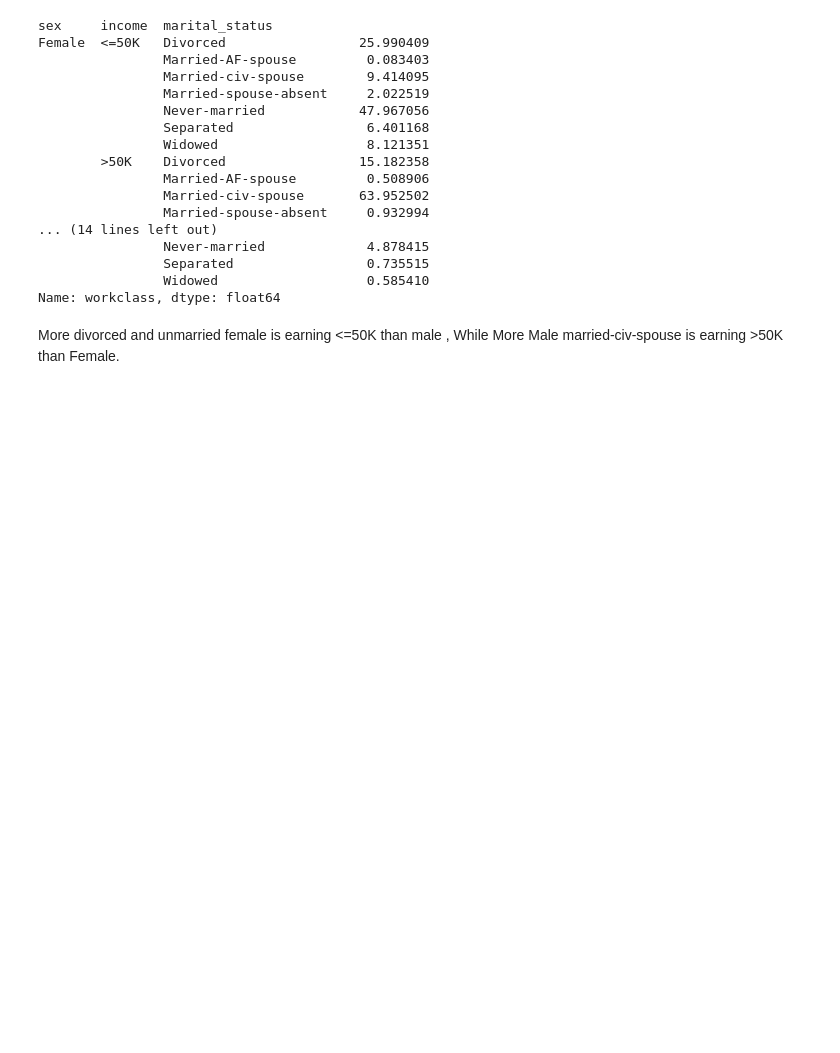
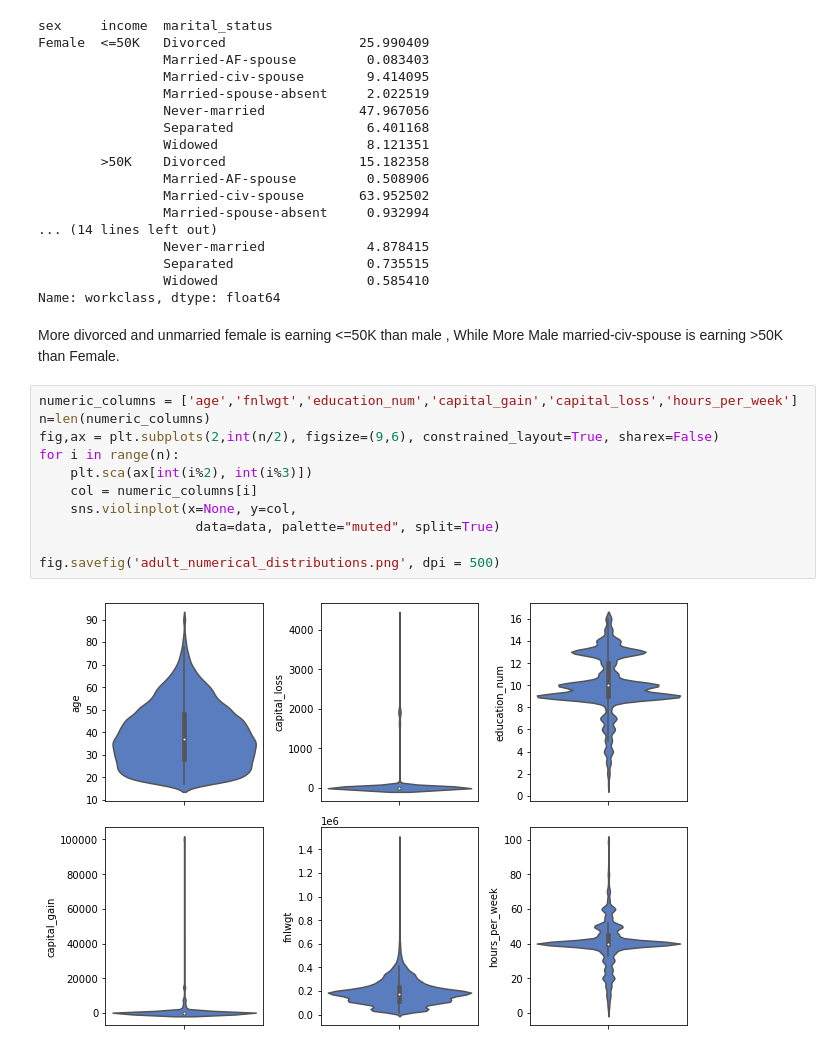
Before and after one commit to Privacy-Police/Differential-Privacy, a Jupyter notebook: Datasets & EDA/Adult/AdultEDA.ipynb, the cells around one changed output. Cells and saved outputs as stored; diff of their text form; blank space fills up the shorter version.

Commit message:
Adding violin plots for the adult data eda

```diff
--- a/Datasets & EDA/Adult/AdultEDA.ipynb
+++ b/Datasets & EDA/Adult/AdultEDA.ipynb
@@ -228,3 +228,16 @@ Female  <=50K   Divorced                 25.990409
 Name: workclass, dtype: float64
 # %% [markdown]
 More divorced and unmarried female is earning <=50K than male , While More Male married-civ-spouse is earning >50K than Female.
+# %%
+numeric_columns = ['age','fnlwgt','education_num','capital_gain','capital_loss','hours_per_week']
+n=len(numeric_columns)
+fig,ax = plt.subplots(2,int(n/2), figsize=(9,6), constrained_layout=True, sharex=False)
+for i in range(n):
+    plt.sca(ax[int(i%2), int(i%3)])
+    col = numeric_columns[i]
+    sns.violinplot(x=None, y=col,
+                    data=data, palette="muted", split=True)
+
+fig.savefig('adult_numerical_distributions.png', dpi = 500)
+# %% [output]
+[figure, added]
```
Also changed, not shown: parts of 2 cells of this notebook.
